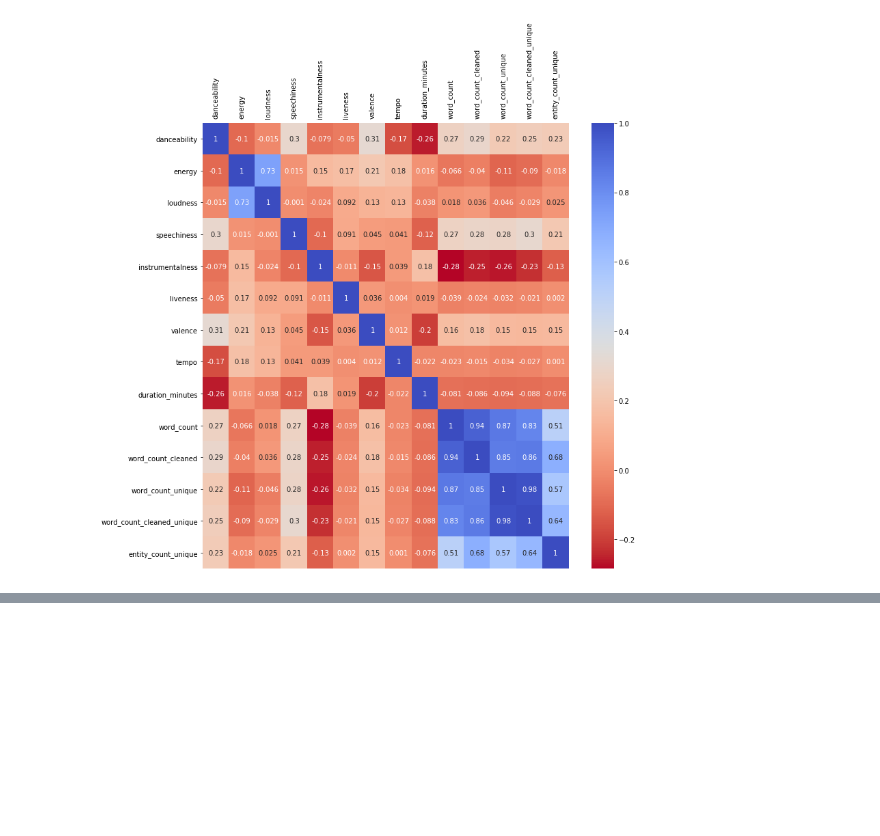
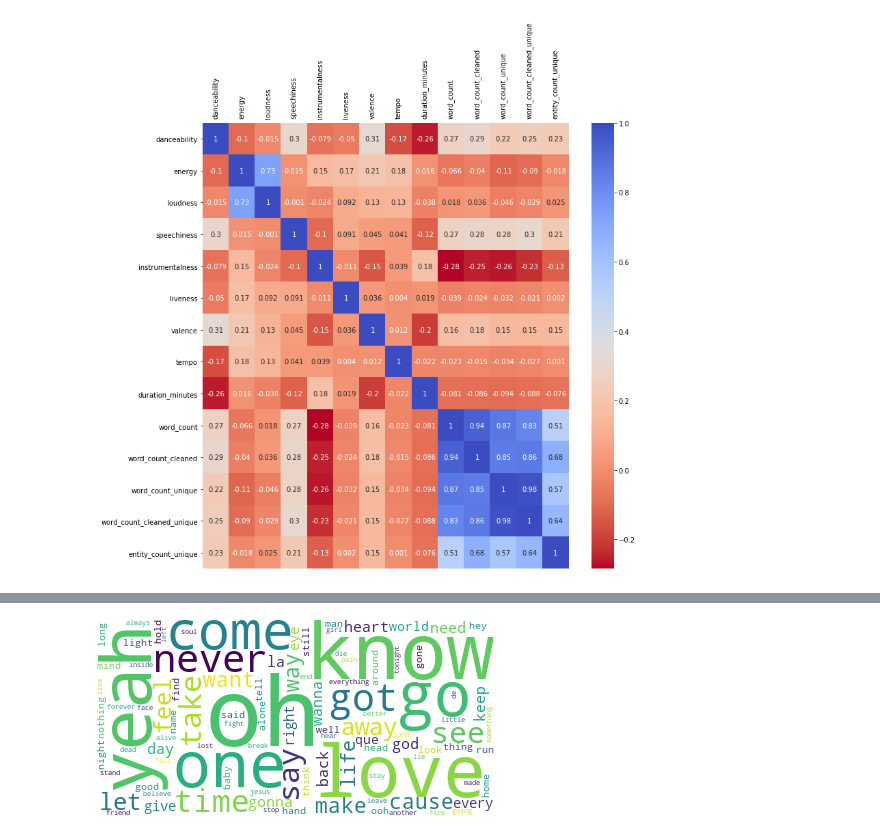
Before and after one commit to vsraja3/Springboard-Capstone-2, a Jupyter notebook: Capstone 2 - EDA & Statistical Analysis.ipynb, the cells around one changed output, grey strips where cells are left out. Drawn from its saved outputs; the diff is of its cells as text; code cells hidden in the pictures; blank space fills up the shorter version.

```diff
--- a/Capstone 2 - EDA & Statistical Analysis.ipynb
+++ b/Capstone 2 - EDA & Statistical Analysis.ipynb
@@ -243,0 +324,25 @@ plt.show()
+# %%
+# Join the different processed titles together.
+rock_cloud = ','.join(list((spotify_df[(~spotify_df['lyrics_cleaned_str'].isnull()) & (spotify_df['playlist_name'] \
+                                                                            == 'Rock')]['lyrics_cleaned_str'].values)))
+country_cloud = ','.join(list((spotify_df[(~spotify_df['lyrics_cleaned_str'].isnull()) & (spotify_df['playlist_name'] \
+                                                                            == 'Country')]['lyrics_cleaned_str'].values)))
+pop_cloud = ','.join(list((spotify_df[(~spotify_df['lyrics_cleaned_str'].isnull()) & (spotify_df['playlist_name'] \
+                                                                            == 'Pop')]['lyrics_cleaned_str'].values)))
+hiphop_cloud = ','.join(list((spotify_df[(~spotify_df['lyrics_cleaned_str'].isnull()) & (spotify_df['playlist_name'] \
+                                                                            == 'Hip-Hop')]['lyrics_cleaned_str'].values)))
+edm_cloud = ','.join(list((spotify_df[(~spotify_df['lyrics_cleaned_str'].isnull()) & (spotify_df['playlist_name'] \
+                                                                            == 'Electronic/Dance')]['lyrics_cleaned_str'].values)))
+
+genre_clouds = [rock_cloud, country_cloud, pop_cloud, hiphop_cloud, edm_cloud]
+# %%
+# Create a WordCloud object
+wordcloud = WordCloud(background_color="white", max_words=100, contour_width=3, contour_color='steelblue', collocations=False)
+
+# Generate a word cloud
+wordcloud.generate(rock_cloud)
+
+# Visualize the word cloud
+wordcloud.to_image()
+# %% [output]
+[figure, added]
```
Also changed, not shown: parts of 27 cells of this notebook.
